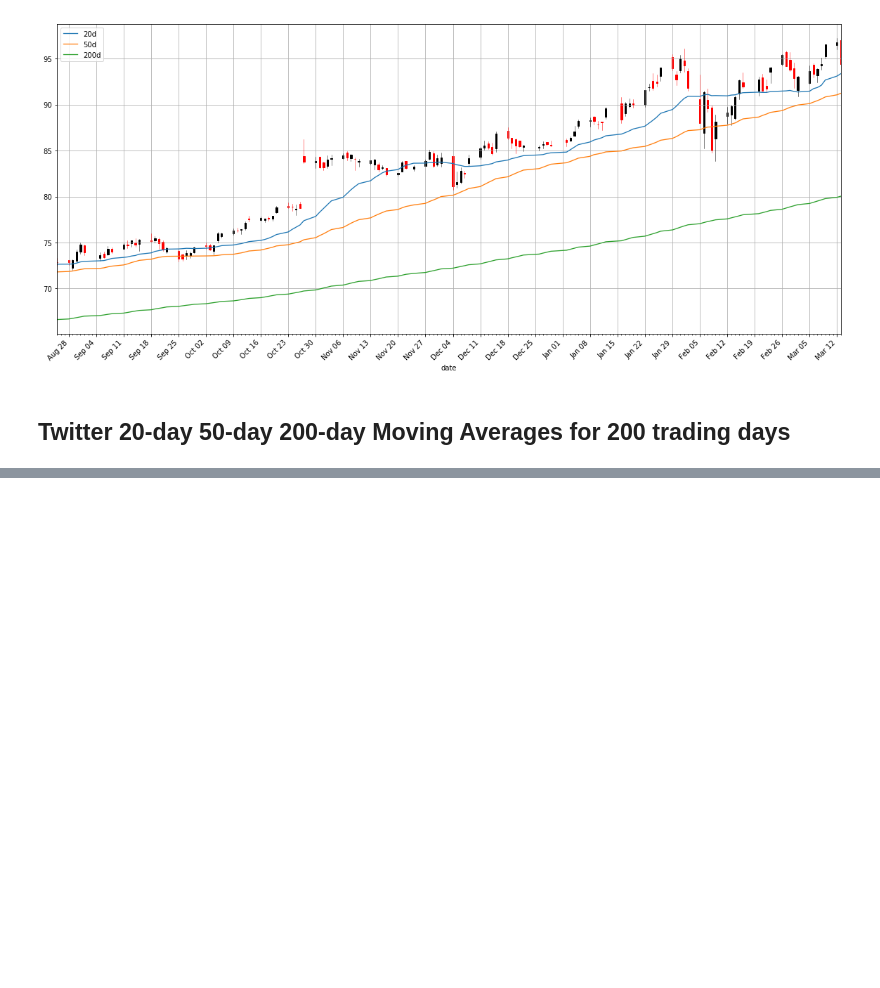
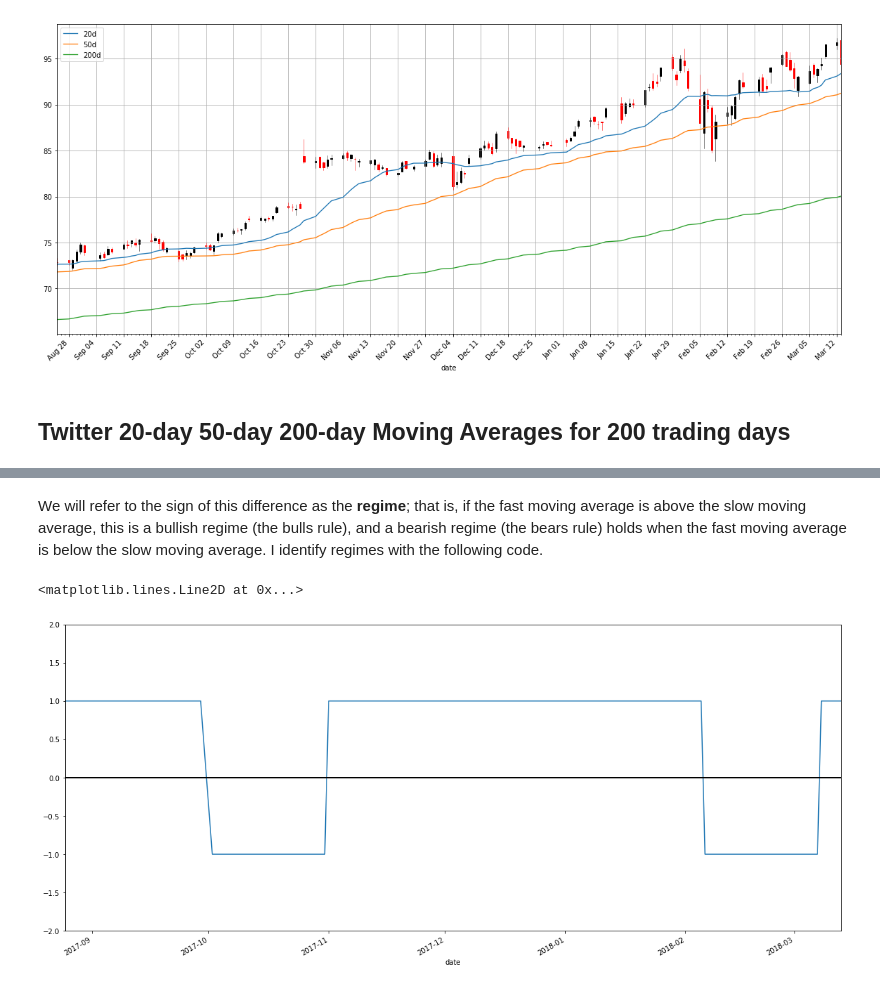
Before and after one commit to Sasa94s/stock_market, a Jupyter notebook: src/analysis/Stock Market Data Analysis.ipynb, the cells around one changed output, grey strips where cells are left out. Saved outputs shown, nothing was run; the diff lists cells and outputs as text; code cells hidden in the pictures; blank space fills up the shorter version.

Commit message:
added backtesting, signal of regime changes

```diff
--- a/src/analysis/Stock Market Data Analysis.ipynb
+++ b/src/analysis/Stock Market Data Analysis.ipynb
@@ -579,0 +589,3 @@ pandas_candlestick_ohlc(twitter.loc['2017-08-25':'2018-03-13',:], otherseries =
+# %%
+apple["20d-50d"] = apple["20d"] - apple["50d"]
+apple.tail()
@@ -579,0 +600,11 @@ pandas_candlestick_ohlc(twitter.loc['2017-08-25':'2018-03-13',:], otherseries =
+# %% [markdown]
+We will refer to the sign of this difference as the **regime**; that is, if the fast moving average is above the slow moving average, this is a bullish regime (the bulls rule), and a bearish regime (the bears rule) holds when the fast moving average is below the slow moving average. I identify regimes with the following code.
+# %%
+# np.where() is a vectorized if-else function, where a condition is checked for each component of a vector,
+# and the first argument passed is used when the condition holds, and the other passed if it does not
+apple["Regime"] = np.where(apple['20d-50d'] > 0, 1, -1)
+# We have 1's for bullish regimes and 0's for everything else. Below I replace bearish regimes's values with -1
+apple.loc['2017-08-25':'2018-03-13',"Regime"].plot(ylim = (-2,2)).axhline(y = 0, color = "black", lw = 2)
+# %% [output]
+<matplotlib.lines.Line2D at 0x...>
+[figure, added]
```
Also changed, not shown: parts of 26 cells of this notebook.
